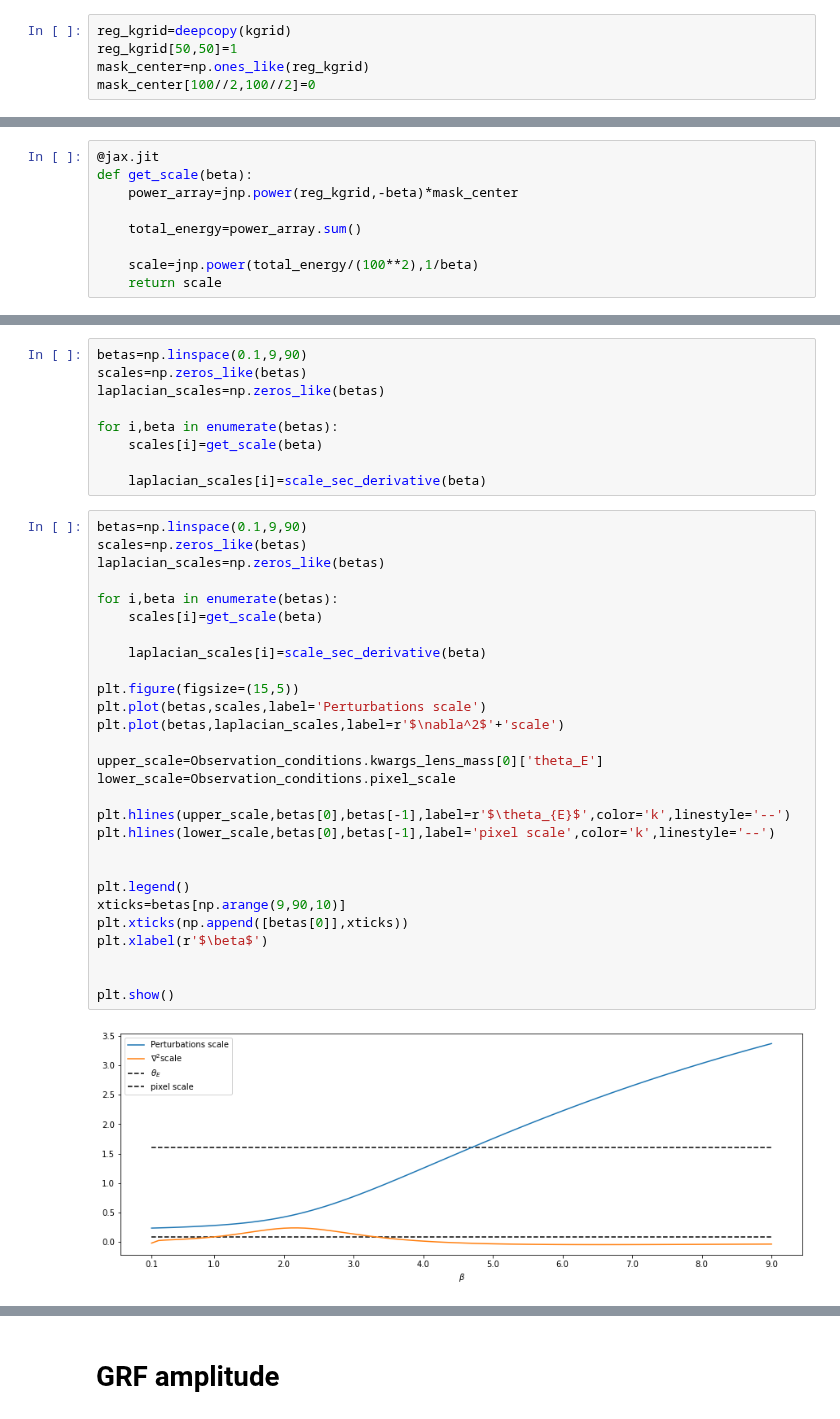
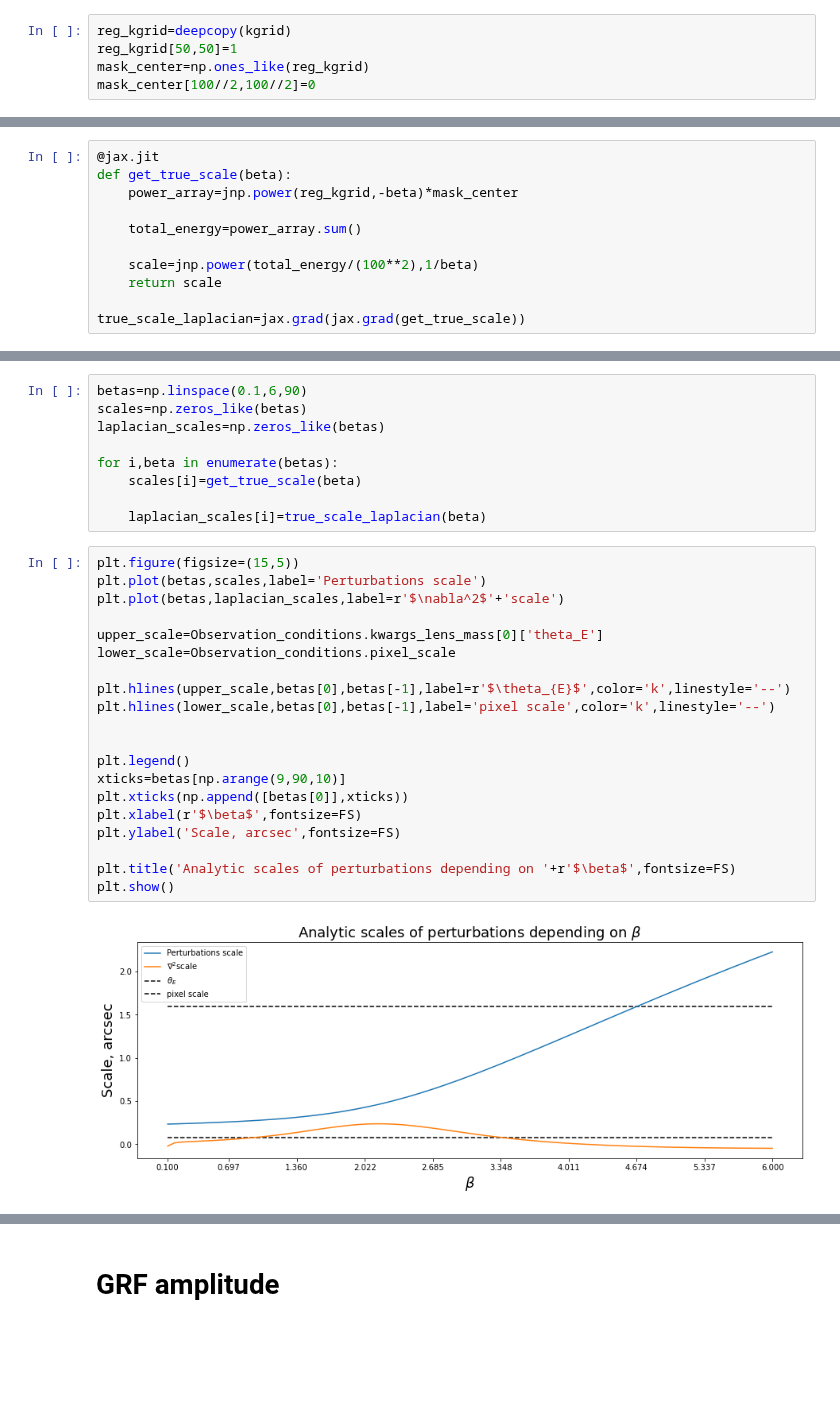
Before and after one commit to Herculens/herculens, a Jupyter notebook: GRF_perturbations/Notebooks/GRF region restriction.ipynb, the cells around one changed output, grey strips where cells are left out. Cells and saved outputs as stored; diff of their text form; blank space fills up the shorter version.

```diff
--- a/GRF_perturbations/Notebooks/GRF region restriction.ipynb
+++ b/GRF_perturbations/Notebooks/GRF region restriction.ipynb
@@ -190,9 +210,11 @@ mask_center[100//2,100//2]=0
 # %%
 @jax.jit
-def get_scale(beta):
+def get_true_scale(beta):
     power_array=jnp.power(reg_kgrid,-beta)*mask_center
 
     total_energy=power_array.sum()
 
     scale=jnp.power(total_energy/(100**2),1/beta)
     return scale
+
+true_scale_laplacian=jax.grad(jax.grad(get_true_scale))
@@ -205,42 +221,34 @@ DeviceArray(0.23195554, dtype=float64)
 # %%
-betas=np.linspace(0.1,9,90)
+betas=np.linspace(0.1,6,90)
 scales=np.zeros_like(betas)
 laplacian_scales=np.zeros_like(betas)
 
 for i,beta in enumerate(betas):
-    scales[i]=get_scale(beta)
+    scales[i]=get_true_scale(beta)
 
-    laplacian_scales[i]=scale_sec_derivative(beta)
+    laplacian_scales[i]=true_scale_laplacian(beta)
 # %%
-betas=np.linspace(0.1,9,90)
-scales=np.zeros_like(betas)
-laplacian_scales=np.zeros_like(betas)
-
-for i,beta in enumerate(betas):
-    scales[i]=get_scale(beta)
-
-    laplacian_scales[i]=scale_sec_derivative(beta)
-
 plt.figure(figsize=(15,5))
 plt.plot(betas,scales,label='Perturbations scale')
 plt.plot(betas,laplacian_scales,label=r'$\nabla^2$'+'scale')
 
 upper_scale=Observation_conditions.kwargs_lens_mass[0]['theta_E']
 lower_scale=Observation_conditions.pixel_scale
 
 plt.hlines(upper_scale,betas[0],betas[-1],label=r'$\theta_{E}$',color='k',linestyle='--')
 plt.hlines(lower_scale,betas[0],betas[-1],label='pixel scale',color='k',linestyle='--')
 
 
 plt.legend()
 xticks=betas[np.arange(9,90,10)]
 plt.xticks(np.append([betas[0]],xticks))
-plt.xlabel(r'$\beta$')
+plt.xlabel(r'$\beta$',fontsize=FS)
+plt.ylabel('Scale, arcsec',fontsize=FS)
 
-
+plt.title('Analytic scales of perturbations depending on '+r'$\beta$',fontsize=FS)
 plt.show()
 # %% [output]
-[figure, old version]
+[figure, new version]
 # %%
 betas[np.argmin(np.abs(scales-upper_scale))]
 # %% [output]
```
Also changed, not shown: parts of 128 cells of this notebook, 2 other files.
